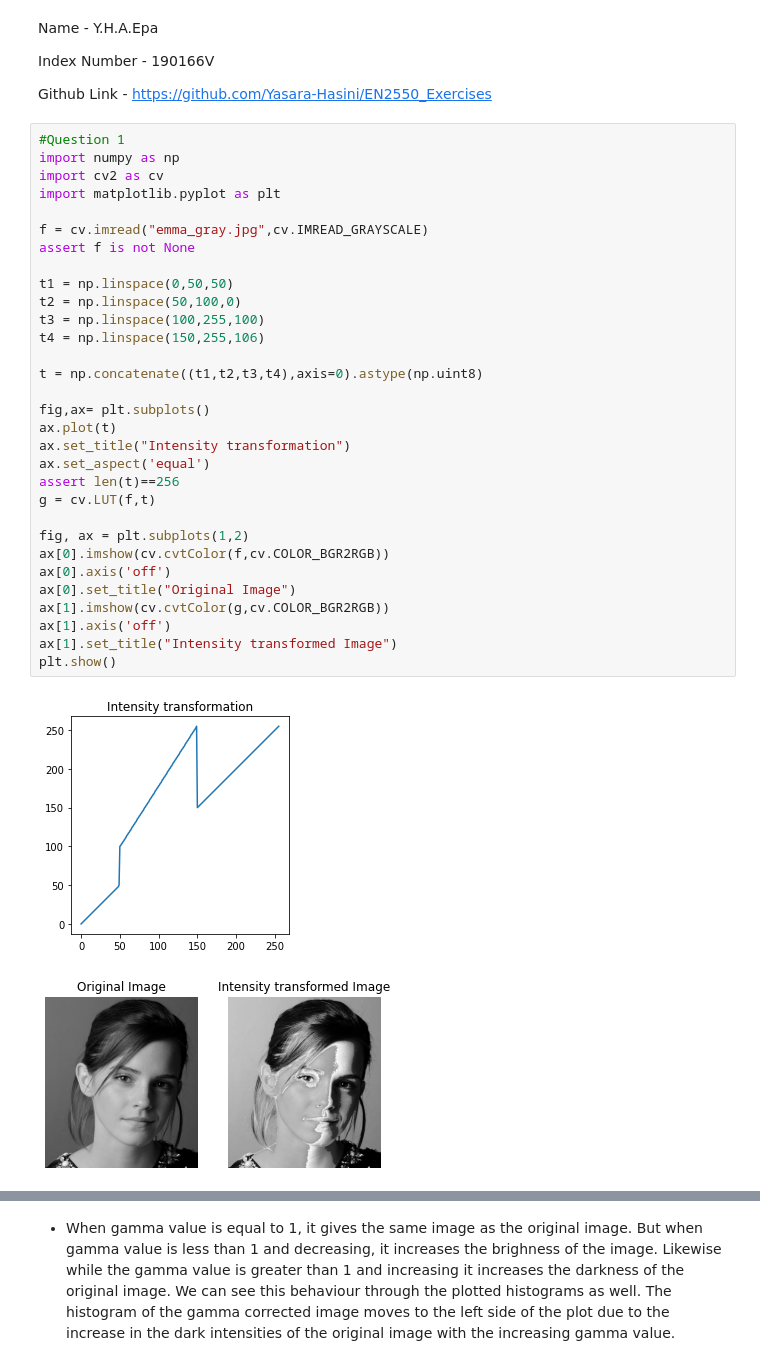
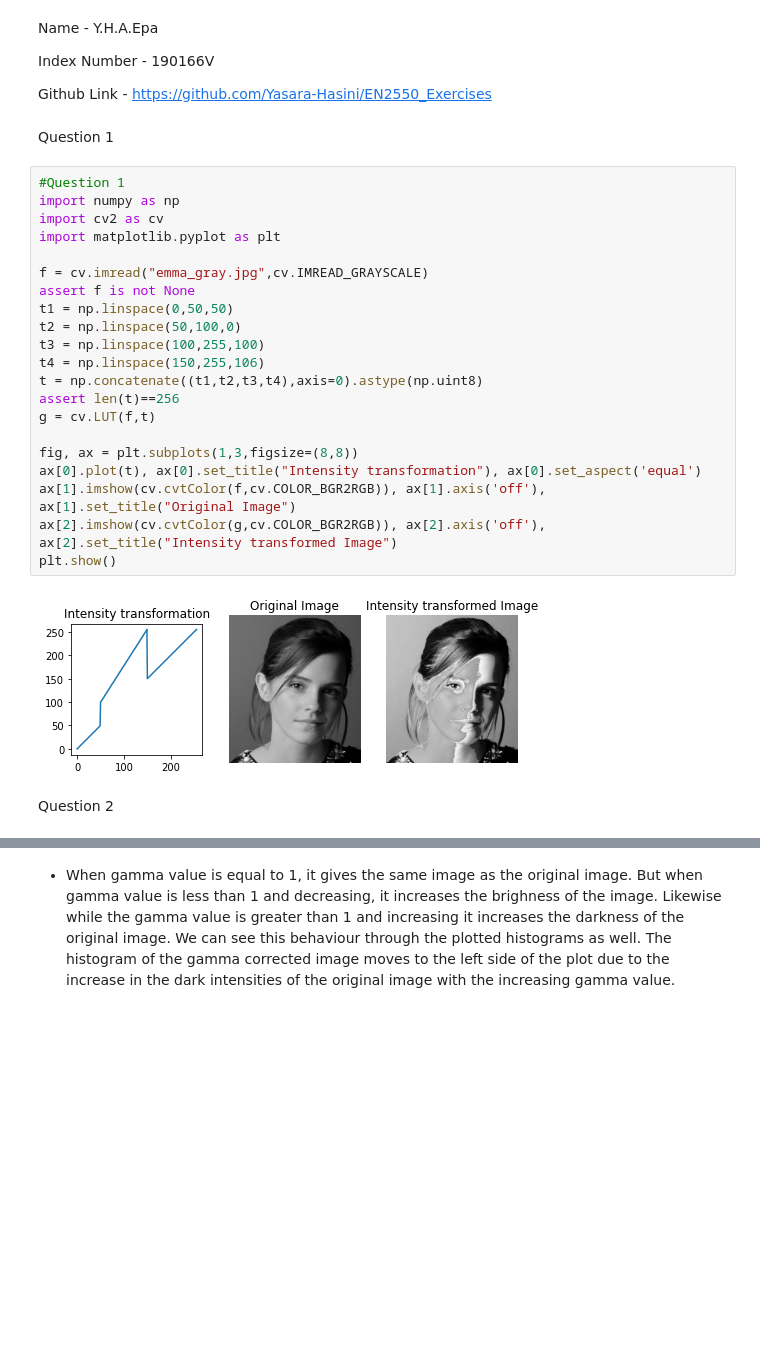
Before and after one commit to Yasara-Hasini/EN2550_Exercises, a Jupyter notebook: Assignment 1/Assignment 1.ipynb, the cells around one changed output, grey strips where cells are left out. Cells and saved outputs as stored; diff of their text form; blank space fills up the shorter version.

```diff
--- a/Assignment 1/Assignment 1.ipynb
+++ b/Assignment 1/Assignment 1.ipynb
@@ -4,38 +4,31 @@ Name - Y.H.A.Epa
 Index Number - 190166V
 
 Github Link - https://github.com/Yasara-Hasini/EN2550_Exercises
+# %% [markdown]
+Question 1
 # %%
 #Question 1
 import numpy as np
 import cv2 as cv
 import matplotlib.pyplot as plt
 
 f = cv.imread("emma_gray.jpg",cv.IMREAD_GRAYSCALE)
 assert f is not None
-
 t1 = np.linspace(0,50,50)
 t2 = np.linspace(50,100,0)
 t3 = np.linspace(100,255,100)
 t4 = np.linspace(150,255,106)
-
 t = np.concatenate((t1,t2,t3,t4),axis=0).astype(np.uint8)
-
-fig,ax= plt.subplots()
-ax.plot(t)
-ax.set_title("Intensity transformation")
-ax.set_aspect('equal')
 assert len(t)==256
 g = cv.LUT(f,t)
 
-fig, ax = plt.subplots(1,2)
-ax[0].imshow(cv.cvtColor(f,cv.COLOR_BGR2RGB))
-ax[0].axis('off')
-ax[0].set_title("Original Image")
-ax[1].imshow(cv.cvtColor(g,cv.COLOR_BGR2RGB))
-ax[1].axis('off')
-ax[1].set_title("Intensity transformed Image")
+fig, ax = plt.subplots(1,3,figsize=(8,8))
+ax[0].plot(t), ax[0].set_title("Intensity transformation"), ax[0].set_aspect('equal')
+ax[1].imshow(cv.cvtColor(f,cv.COLOR_BGR2RGB)), ax[1].axis('off'), ax[1].set_title("Original Image")
+ax[2].imshow(cv.cvtColor(g,cv.COLOR_BGR2RGB)), ax[2].axis('off'), ax[2].set_title("Intensity transformed Image")
 plt.show()
 # %% [output]
-[figure, old version]
+[figure, new version]
-[figure, removed]
+# %% [markdown]
+Question 2
 # %%
```
Also changed, not shown: parts of 20 cells of this notebook.
